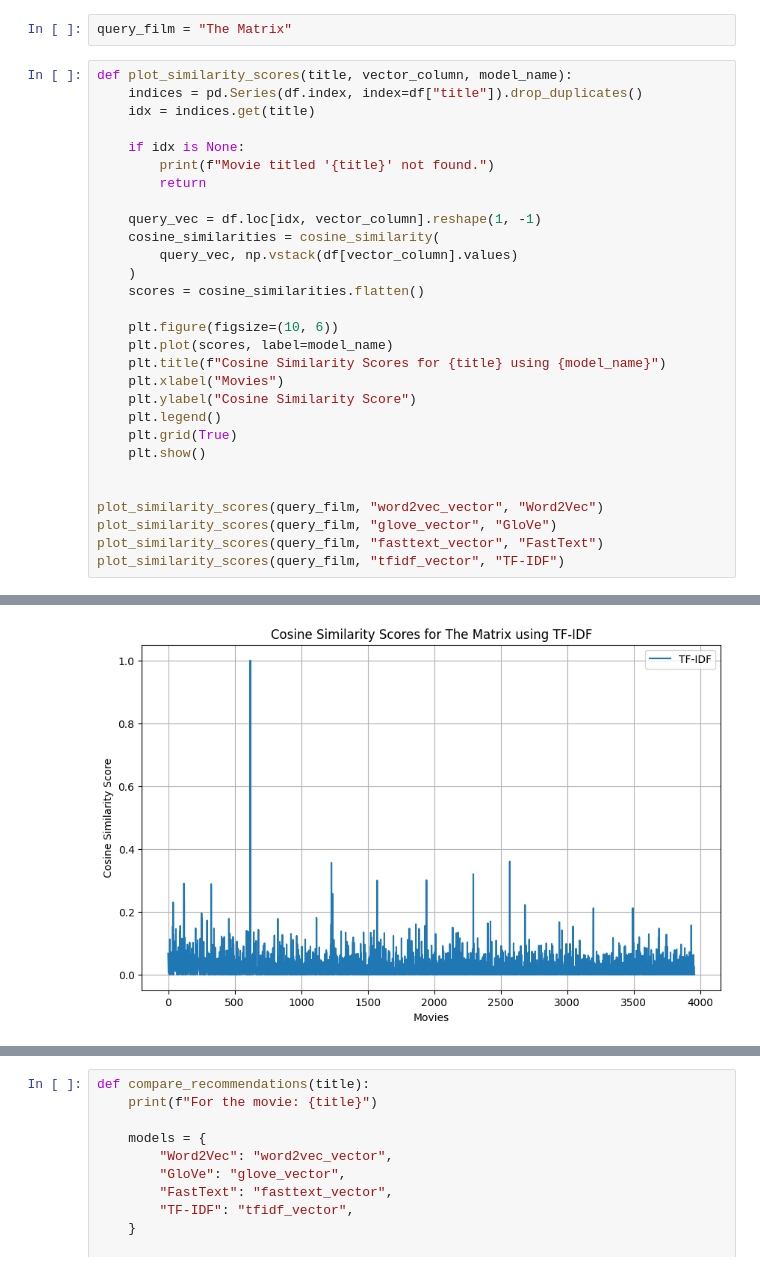
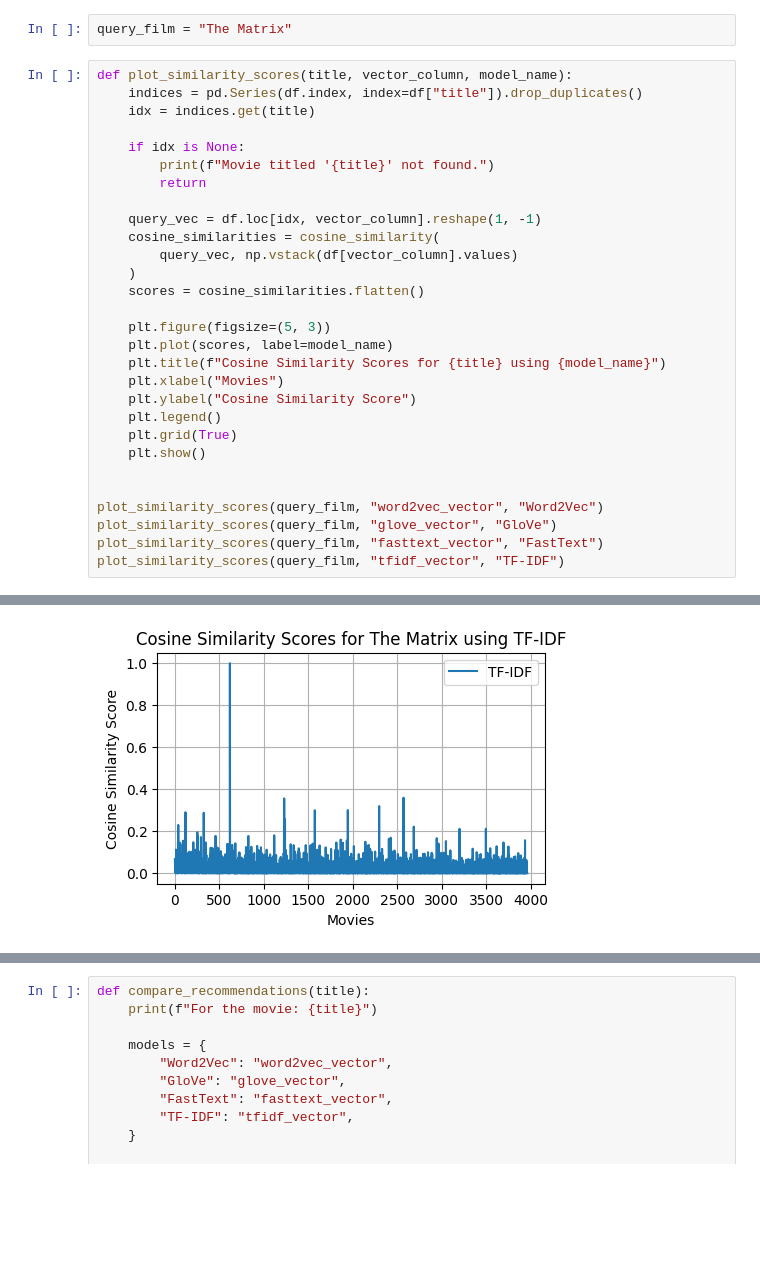
Before and after one commit to fc63/493homework1, a Jupyter notebook: Copy_of_1.ipynb, the cells around one changed output, grey strips where cells are left out. Drawn from its saved outputs; the diff is of its cells as text; blank space fills up the shorter version.

```diff
--- a/Copy_of_1.ipynb
+++ b/Copy_of_1.ipynb
@@ -216,7 +216,7 @@ def plot_similarity_scores(title, vector_column, model_name):
     )
     scores = cosine_similarities.flatten()
 
-    plt.figure(figsize=(10, 6))
+    plt.figure(figsize=(5, 3))
     plt.plot(scores, label=model_name)
     plt.title(f"Cosine Similarity Scores for {title} using {model_name}")
     plt.xlabel("Movies")
@@ -237,4 +237,4 @@ plot_similarity_scores(query_film, "tfidf_vector", "TF-IDF")
-[figure, old version]
+[figure, new version]
 # %%
 def plot_sorted_similarity_scores(title, vector_column, model_name):
     indices = pd.Series(df.index, index=df["title"]).drop_duplicates()
```
Also changed, not shown: parts of 2 cells of this notebook.
